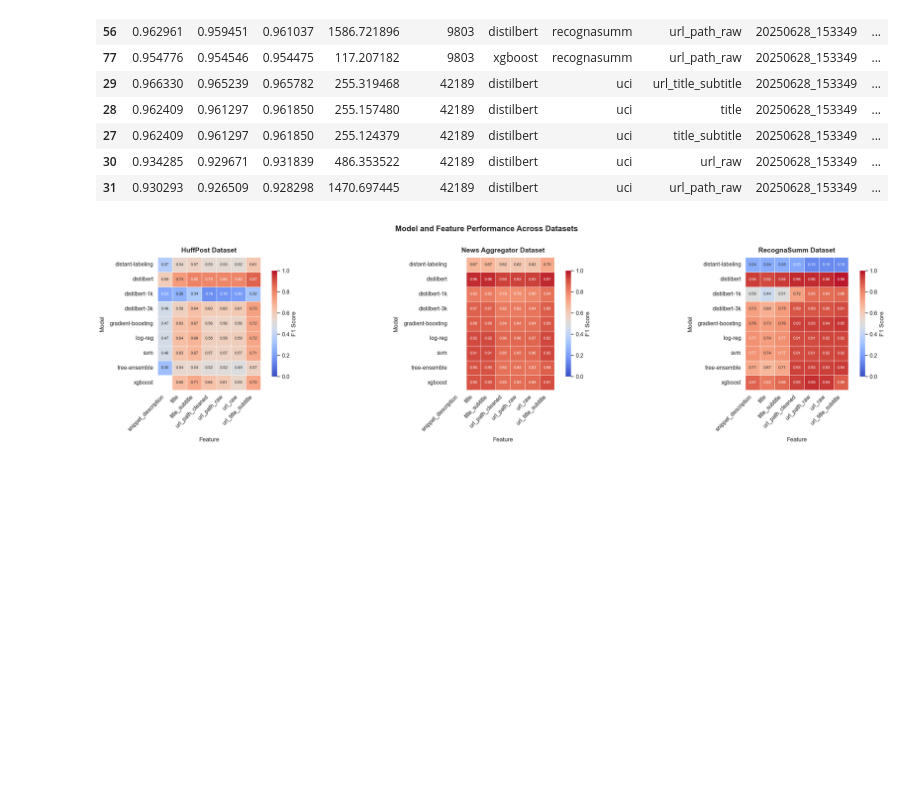
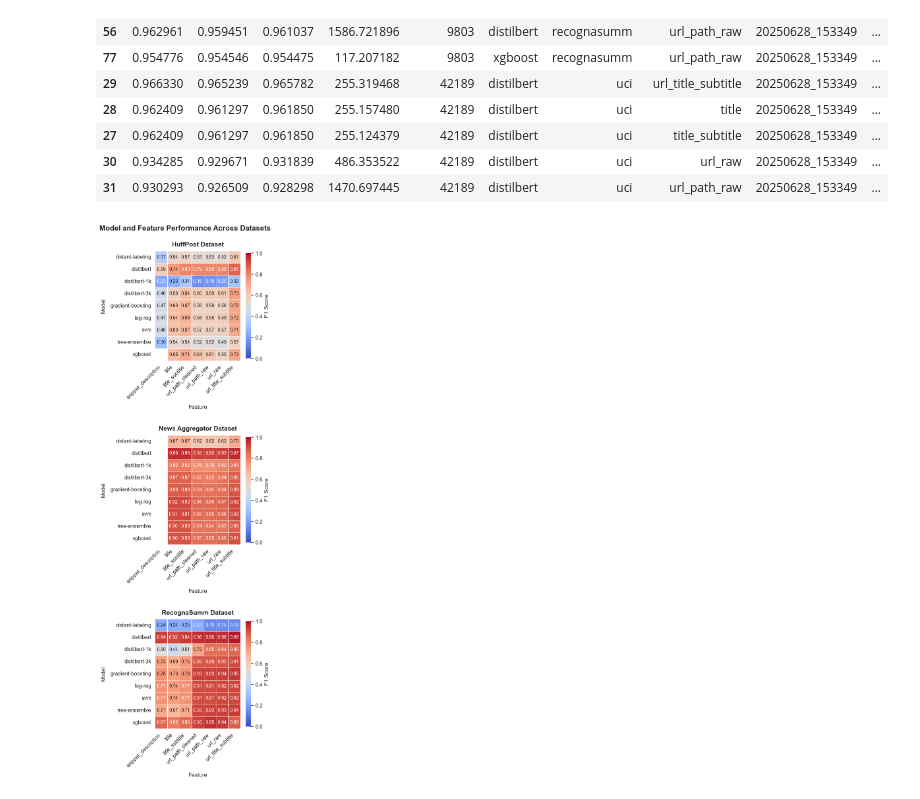
Before and after one commit to NHagar/url_classification, a Jupyter notebook: adhoc/results.ipynb, the cells around one changed output. Saved outputs shown, nothing was run; the diff lists cells and outputs as text; code cells hidden in the pictures; blank space fills up the shorter version.

Commit message:
more result figures

```diff
--- a/adhoc/results.ipynb
+++ b/adhoc/results.ipynb
@@ -47,8 +47,8 @@ all_features = sorted(df['feature'].unique())
 all_models = sorted(df['model'].unique())
 
 # Create the FacetGrid with better spacing and size
-g = sns.FacetGrid(df, col="dataset", col_wrap=3,
-                  height=6, aspect=1.3,  # Increased size for more padding
+g = sns.FacetGrid(df, col="dataset", col_wrap=1,
+                  height=6, aspect=0.9,  # Increased size for more padding
                   sharex=False, sharey=False)
 
 # Define a function to create consistent heatmaps
@@ -74,7 +74,7 @@ def draw_consistent_heatmap(data, **kwargs):
                 linewidths=0.5,
                 linecolor='white',
                 vmin=0, vmax=1,
-                annot_kws={'size': 8},  # Smaller font for annotations
+                annot_kws={'size': 10},  # Smaller font for annotations
                 ax=ax)
 
     # Ensure ticks are visible
@@ -92,35 +92,35 @@ g.map_dataframe(draw_consistent_heatmap)
 # Improve the formatting
 for ax in g.axes.flat:
     # Clean up the title
     title = ax.get_title()
 
     mapping = {
         "huffpo": "HuffPost",
         "uci": "News Aggregator",
         "recognasumm": "RecognaSumm",
     }
 
     if title and '=' in title:
         dataset_name = title.split('=')[-1].strip()
         ax.set_title(f'{mapping[dataset_name]} Dataset',
                     fontsize=14, fontweight='bold', pad=10)
 
     # Add axis labels
     ax.set_xlabel('Feature', fontsize=12, labelpad=10)
     ax.set_ylabel('Model', fontsize=12, labelpad=10)
 
 # Add overall title with proper spacing
 g.fig.suptitle('Model and Feature Performance Across Datasets',
-               fontsize=16, fontweight='bold', y=1.05)  # Increased y position
+               fontsize=16, fontweight='bold', y=0.925)  # Increased y position
 
 # Adjust layout for better spacing
 plt.tight_layout()
 g.fig.subplots_adjust(top=0.90, wspace=0.3, hspace=0.4)  # Reduced top to make room for title
 
 # Show the plot
 plt.show()
 # %% [output]
-[figure, old version]
+[figure, new version]
 # %%
 df.groupby(["dataset", "model"]).f1.mean()
 # %% [output]
```
Also changed, not shown: parts of 5 cells of this notebook.
